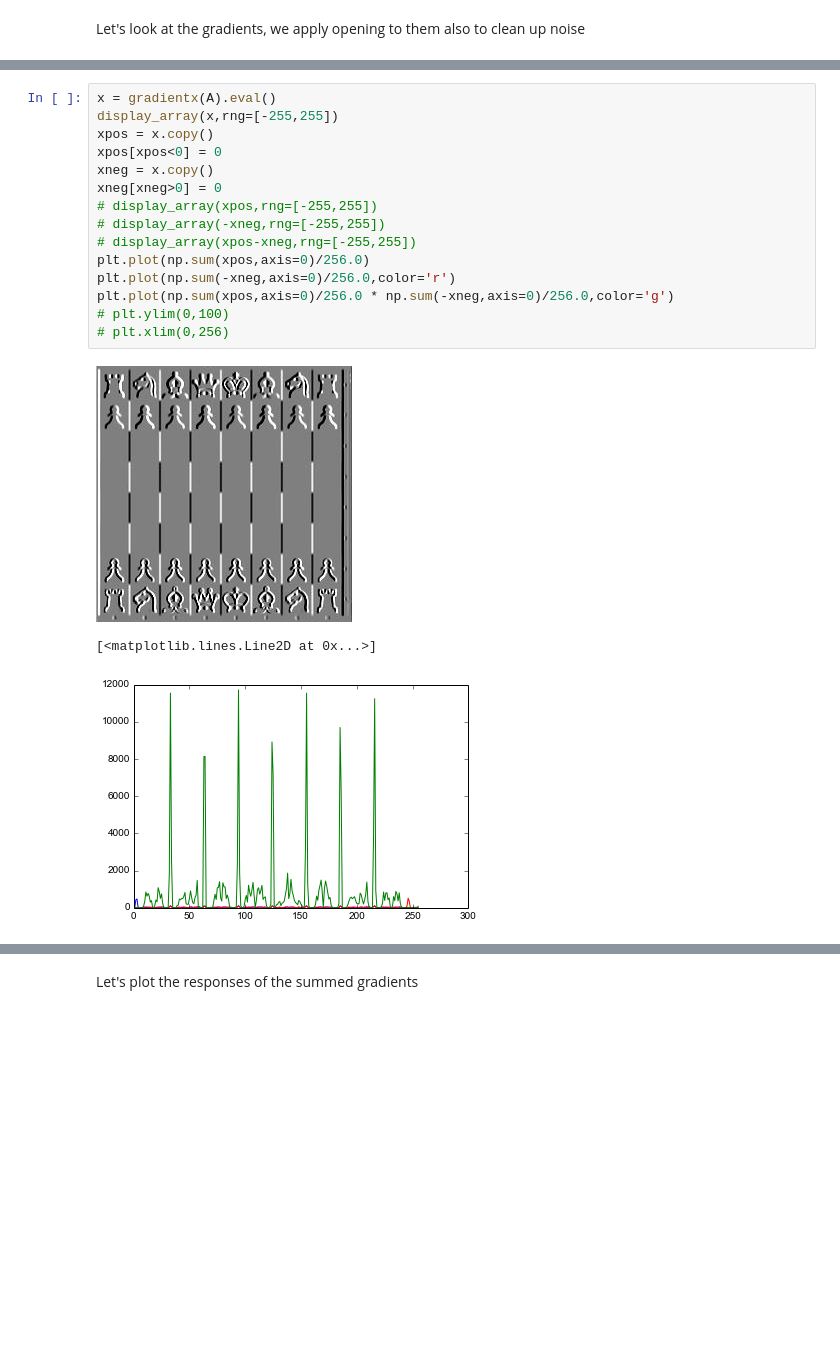
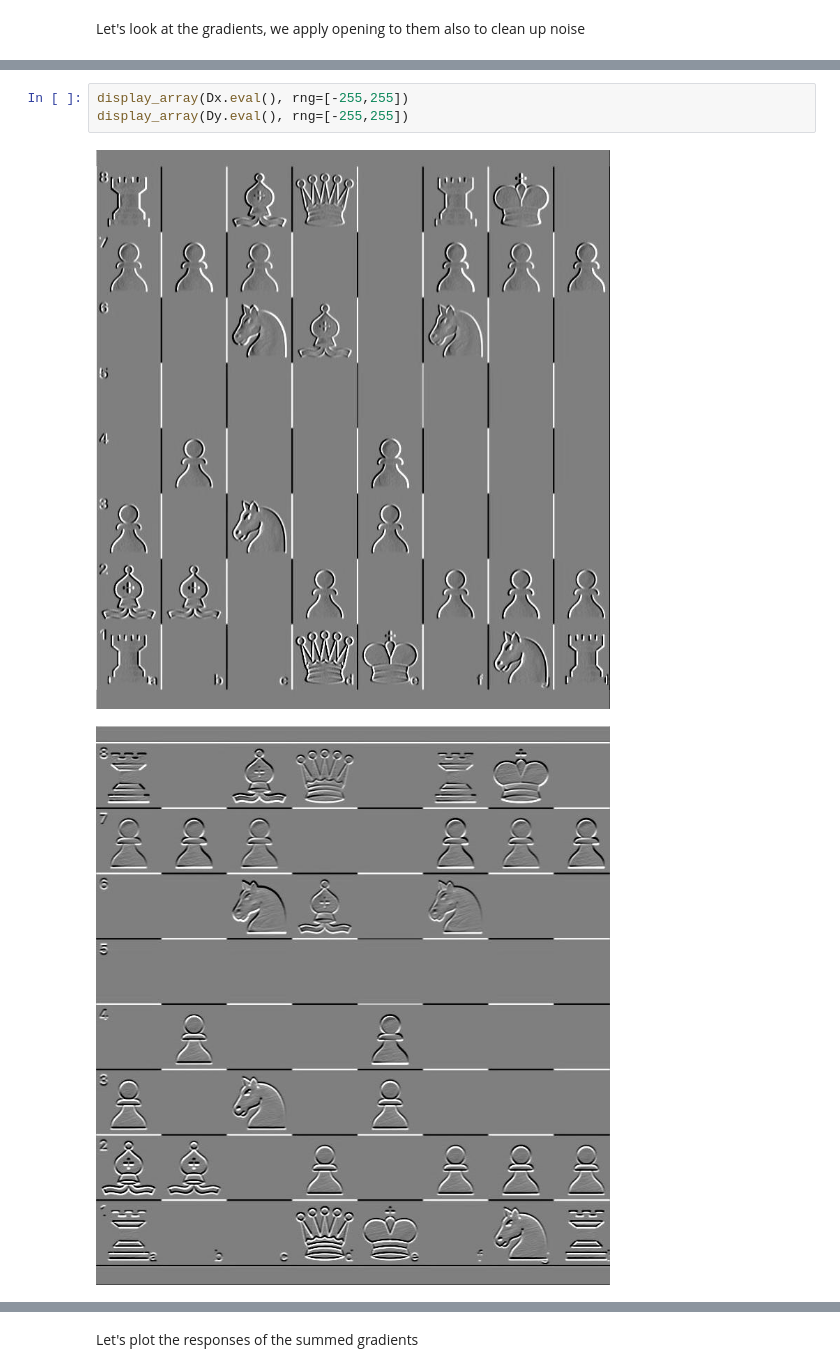
Before and after one commit to Elucidation/tensorflow_chessbot, a Jupyter notebook: tensorflow_chessbot.ipynb, the cells around one changed output, grey strips where cells are left out. Drawn from its saved outputs; the diff is of its cells as text; blank space fills up the shorter version.

```diff
--- a/tensorflow_chessbot.ipynb
+++ b/tensorflow_chessbot.ipynb
@@ -172,21 +178,8 @@ display_array(opening(Dy).eval())
-# %%
-x = gradientx(A).eval()
-display_array(x,rng=[-255,255])
-xpos = x.copy()
-xpos[xpos<0] = 0
-xneg = x.copy()
-xneg[xneg>0] = 0
-# display_array(xpos,rng=[-255,255])
-# display_array(-xneg,rng=[-255,255])
-# display_array(xpos-xneg,rng=[-255,255])
-plt.plot(np.sum(xpos,axis=0)/256.0)
-plt.plot(np.sum(-xneg,axis=0)/256.0,color='r')
-plt.plot(np.sum(xpos,axis=0)/256.0 * np.sum(-xneg,axis=0)/256.0,color='g')
-# plt.ylim(0,100)
-# plt.xlim(0,256)
-# %% [output]
-[figure, removed]
-[<matplotlib.lines.Line2D at 0x...>]
-[figure, removed]
+# %%
+display_array(Dx.eval(), rng=[-255,255])
+display_array(Dy.eval(), rng=[-255,255])
+# %% [output]
+[figure, added]
+[figure, added]
 # %% [markdown]
 Looks pretty good, now how to find lines? Well with a [Hough transform](https://en.wikipedia.org/wiki/Hough_transform) we resample into a parameter space of lines based on two variables $r$ and $\theta$ for example. In our case we already know we're doing vertical and horizontal lines so instead of a 2D space we just need two 1D spaces. In fact, we can simply do this by summing along the axes for each gradient.
```
Also changed, not shown: parts of 17 cells of this notebook.
